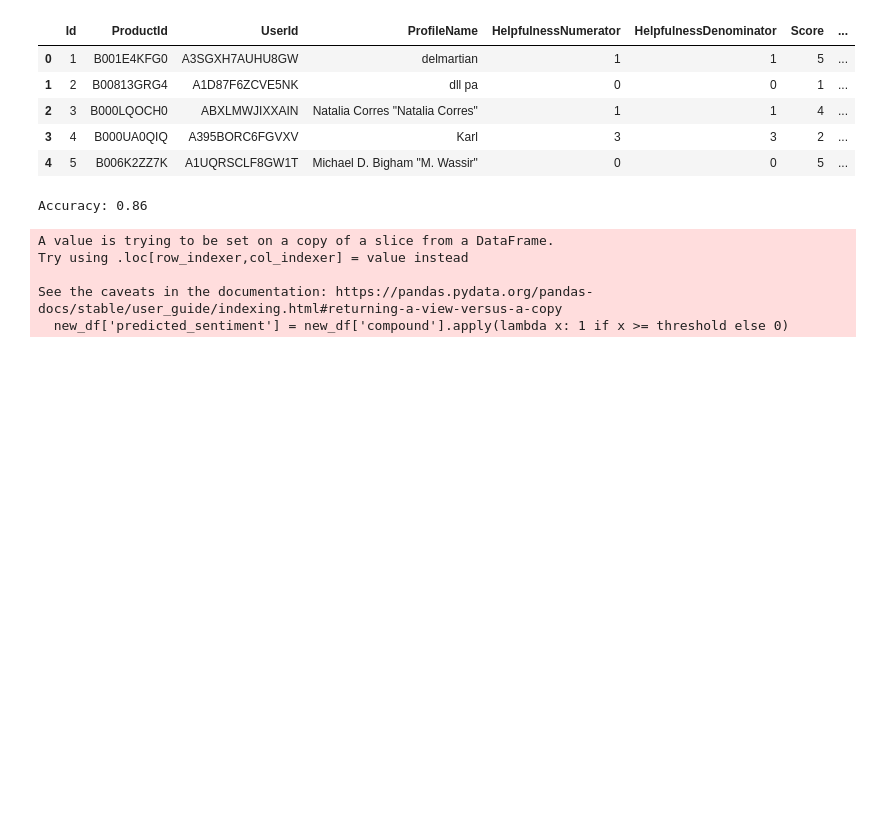
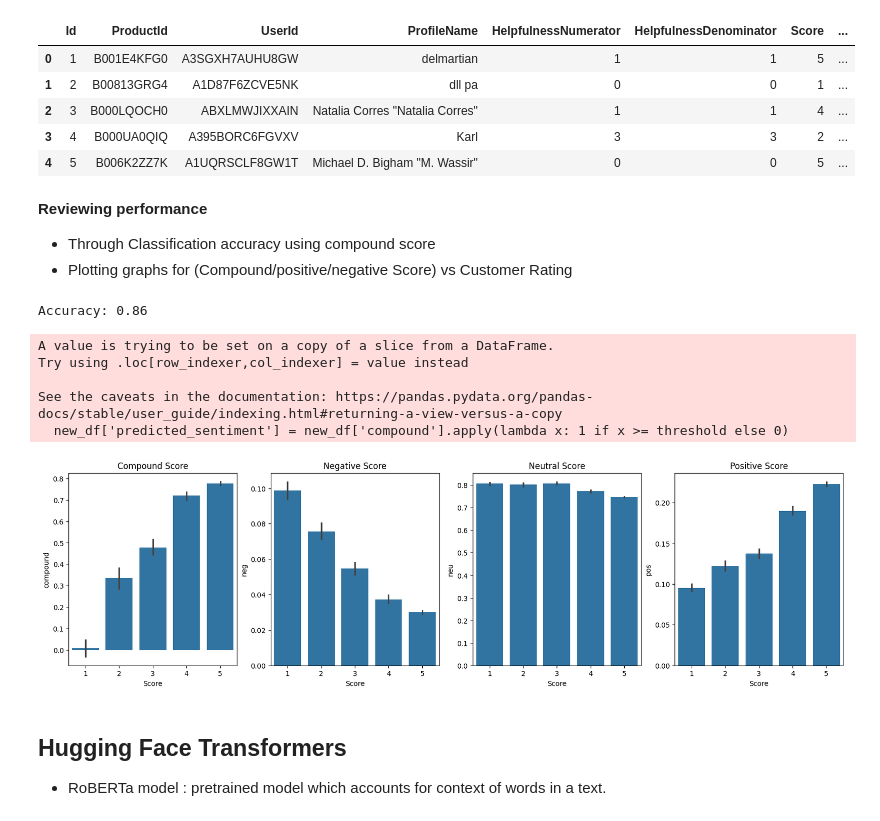
Before and after one commit to Arnava-03/sentiment_analysis_Amazon_review, a Jupyter notebook: sentiment_analysis.ipynb, the cells around one changed output. Cells and saved outputs as stored; diff of their text form; code cells hidden in the pictures; blank space fills up the shorter version.

```diff
--- a/sentiment_analysis.ipynb
+++ b/sentiment_analysis.ipynb
@@ -133,6 +160,10 @@ new_df.head()
 | 2 | 3 | B000LQOCH0 | ABXLMWJIXXAIN | Natalia Corres "Natalia Corres" | 1 | 1 | 4 | ... |
 | 3 | 4 | B000UA0QIQ | A395BORC6FGVXV | Karl | 3 | 3 | 2 | ... |
 | 4 | 5 | B006K2ZZ7K | A1UQRSCLF8GW1T | Michael D. Bigham "M. Wassir" | 0 | 0 | 5 | ... |
+# %% [markdown]
+**Reviewing performance**
+*    Through Classification accuracy using compound score
+*    Plotting graphs for (Compound/positive/negative Score) vs Customer Rating
 # %%
 # defining an accuracy measure for sentiment analysis using compound score
 
@@ -152,3 +183,19 @@ Try using .loc[row_indexer,col_indexer] = value instead
 
 See the caveats in the documentation: https://pandas.pydata.org/pandas-docs/stable/user_guide/indexing.html#returning-a-view-versus-a-copy
   new_df['predicted_sentiment'] = new_df['compound'].apply(lambda x: 1 if x >= threshold else 0)
+# %%
+fig, axs = plt.subplots(1,4, figsize=(20,5))
+sns.barplot(y='compound', x='Score', data=new_df, ax=axs[0])
+sns.barplot(y='neg', x='Score', data=new_df, ax=axs[1])
+sns.barplot(y='neu', x='Score', data=new_df, ax=axs[2])
+sns.barplot(y='pos', x='Score', data=new_df, ax=axs[3])
+axs[0].set_title('Compound Score')
+axs[1].set_title('Negative Score')
+axs[2].set_title('Neutral Score')
+axs[3].set_title('Positive Score')
+plt.show()
+# %% [output]
+[figure, added]
+# %% [markdown]
+## Hugging Face Transformers
+- RoBERTa model : pretrained model which accounts for context of words in a text.
```
Also changed, not shown: parts of 22 cells of this notebook.
